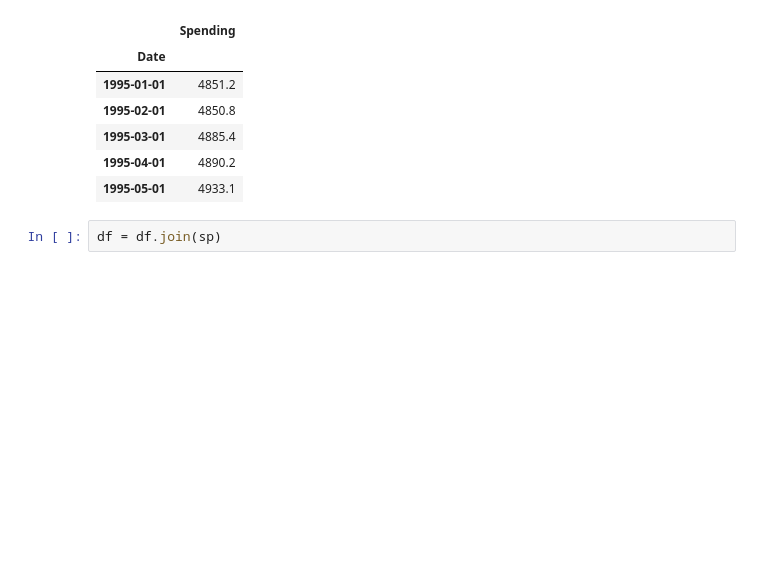
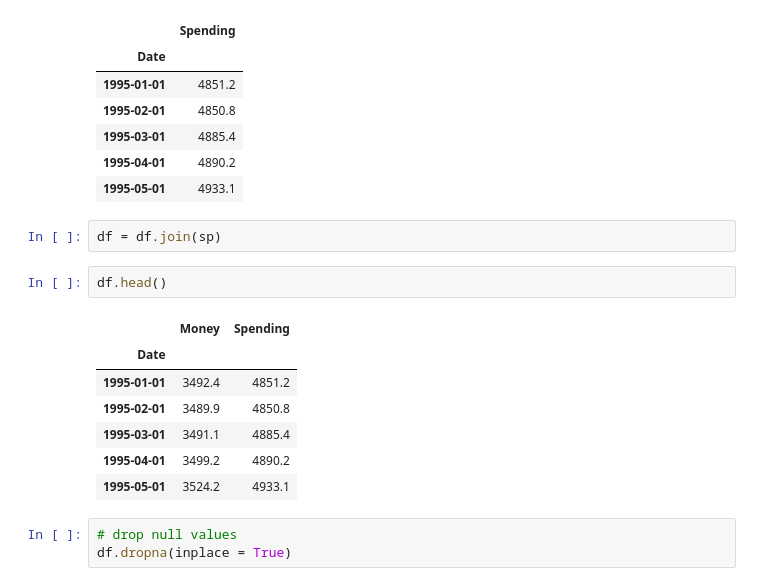
Before and after one commit to Shiska07/Data-Science-and-Machine-Learning, a Jupyter notebook: Time-Series-Analysis/Vector AutoRegression (VAR) Model.ipynb, the cells around one changed output. Cells and saved outputs as stored; diff of their text form; blank space fills up the shorter version.

```diff
--- a/Time-Series-Analysis/Vector AutoRegression (VAR) Model.ipynb
+++ b/Time-Series-Analysis/Vector AutoRegression (VAR) Model.ipynb
@@ -38,3 +38,16 @@ sp.head()
 | 1995-05-01 | 4933.1 |
 # %%
 df = df.join(sp)
+# %%
+df.head()
+# %% [output]
+|  | Money | Spending |
+| Date |  |  |
+| 1995-01-01 | 3492.4 | 4851.2 |
+| 1995-02-01 | 3489.9 | 4850.8 |
+| 1995-03-01 | 3491.1 | 4885.4 |
+| 1995-04-01 | 3499.2 | 4890.2 |
+| 1995-05-01 | 3524.2 | 4933.1 |
+# %%
+# drop null values
+df.dropna(inplace = True)
```
Also changed, not shown: parts of 2 cells of this notebook.
